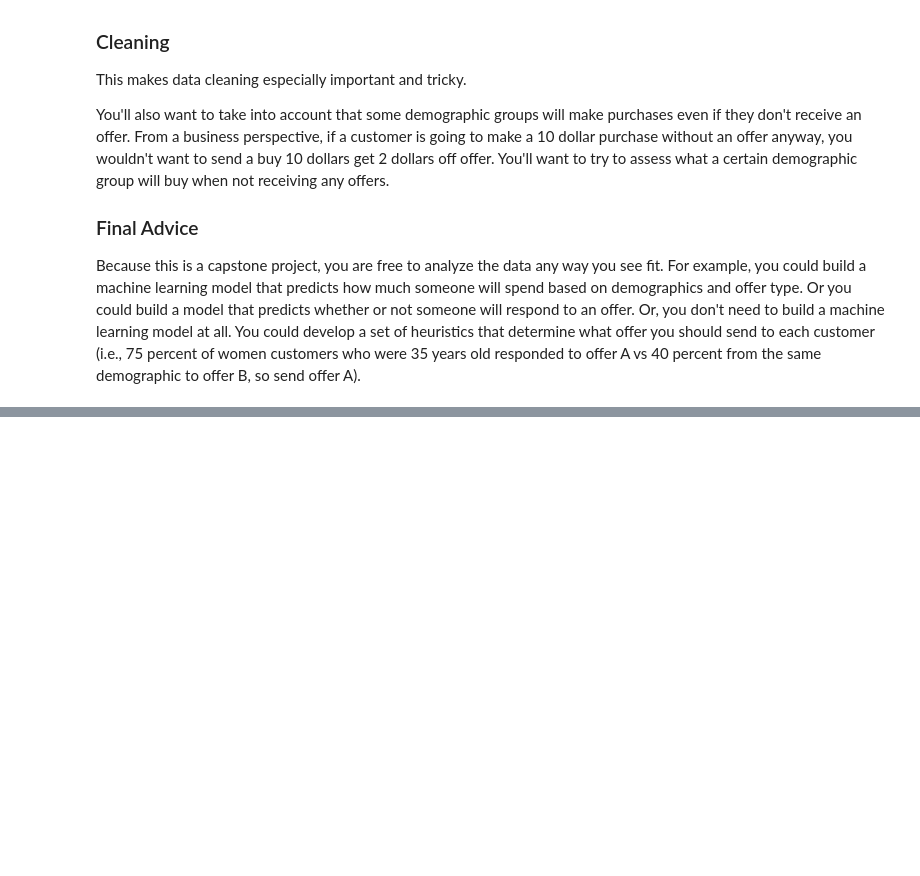
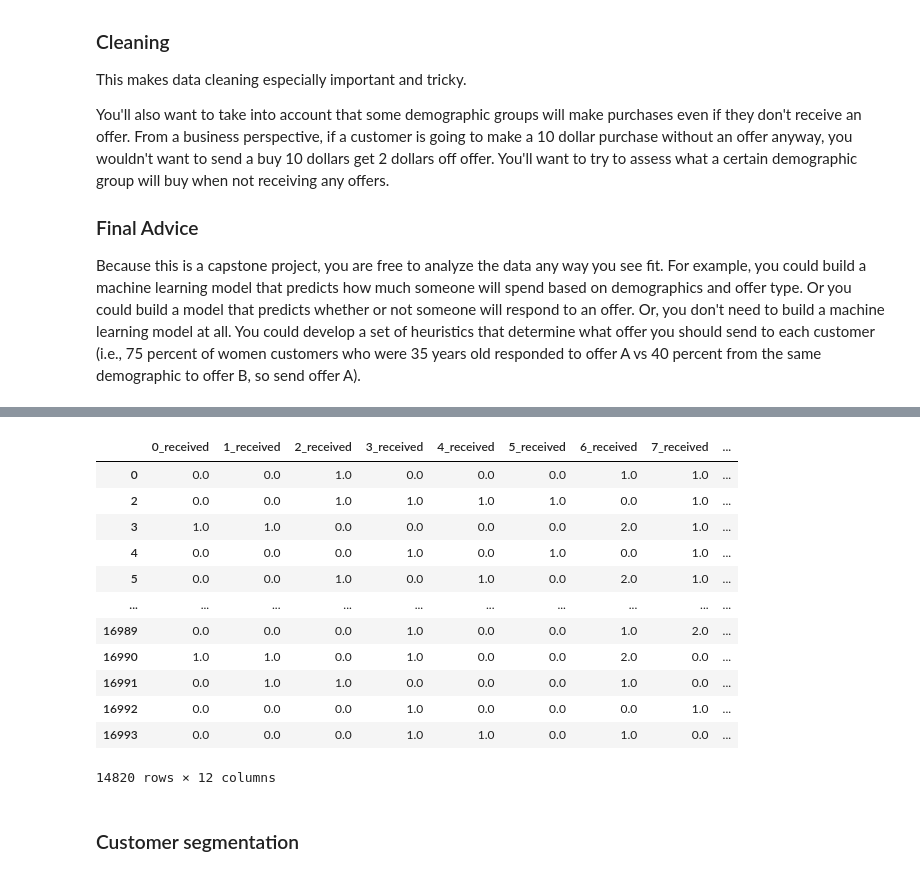
Before and after one commit to sandytat03/starbucks_dsnd_project, a Jupyter notebook: Starbucks_Capstone_notebook.ipynb, the cells around one changed output, grey strips where cells are left out. Saved outputs shown, nothing was run; the diff lists cells and outputs as text; code cells hidden in the pictures; blank space fills up the shorter version.

```diff
--- a/Starbucks_Capstone_notebook.ipynb
+++ b/Starbucks_Capstone_notebook.ipynb
@@ -125,0 +515,18 @@ transcript[transcript.duplicated(subset=['person'], keep=False)]
+# %%
+profile_offer_received
+# %% [output]
+|  | 0_received | 1_received | 2_received | 3_received | 4_received | 5_received | 6_received | 7_received | ... |
+| 0 | 0.0 | 0.0 | 1.0 | 0.0 | 0.0 | 0.0 | 1.0 | 1.0 | ... |
+| 2 | 0.0 | 0.0 | 1.0 | 1.0 | 1.0 | 1.0 | 0.0 | 1.0 | ... |
+| 3 | 1.0 | 1.0 | 0.0 | 0.0 | 0.0 | 0.0 | 2.0 | 1.0 | ... |
+| 4 | 0.0 | 0.0 | 0.0 | 1.0 | 0.0 | 1.0 | 0.0 | 1.0 | ... |
+| 5 | 0.0 | 0.0 | 1.0 | 0.0 | 1.0 | 0.0 | 2.0 | 1.0 | ... |
+| ... | ... | ... | ... | ... | ... | ... | ... | ... | ... |
+| 16989 | 0.0 | 0.0 | 0.0 | 1.0 | 0.0 | 0.0 | 1.0 | 2.0 | ... |
+| 16990 | 1.0 | 1.0 | 0.0 | 1.0 | 0.0 | 0.0 | 2.0 | 0.0 | ... |
+| 16991 | 0.0 | 1.0 | 1.0 | 0.0 | 0.0 | 0.0 | 1.0 | 0.0 | ... |
+| 16992 | 0.0 | 0.0 | 0.0 | 1.0 | 0.0 | 0.0 | 0.0 | 1.0 | ... |
+| 16993 | 0.0 | 0.0 | 0.0 | 1.0 | 1.0 | 0.0 | 1.0 | 0.0 | ... |
+14820 rows × 12 columns
+# %% [markdown]
+### Customer segmentation
```
Also changed, not shown: parts of 67 cells of this notebook.
